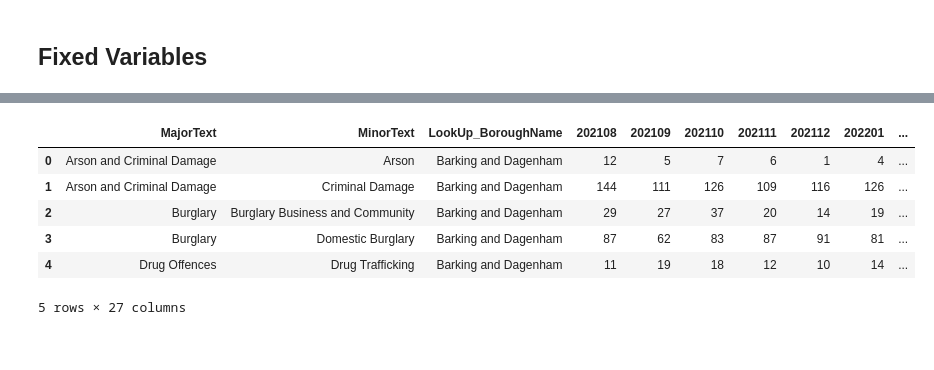
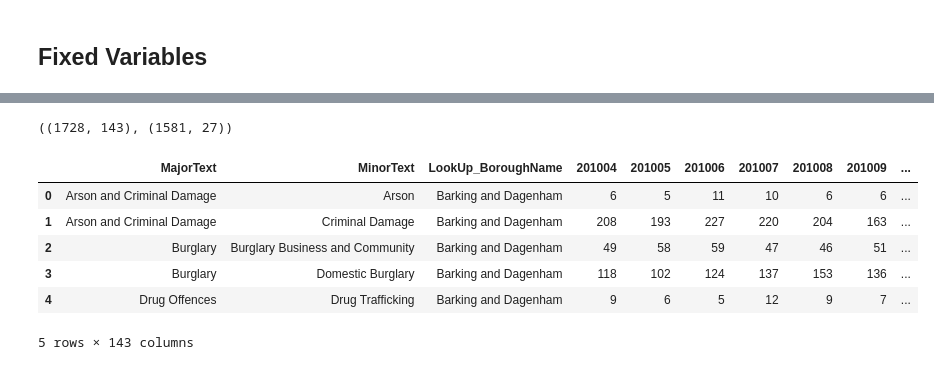
Before and after one commit to JamieW365/londoncrime, a Jupyter notebook: notebooks/exploratory/jw_1.ipynb, the cells around one changed output, grey strips where cells are left out. Cells and saved outputs as stored; diff of their text form; code cells hidden in the pictures.

```diff
--- a/notebooks/exploratory/jw_1.ipynb
+++ b/notebooks/exploratory/jw_1.ipynb
@@ -128,3 +117,3 @@ df_offs.shape, df_SDs.shape, df_borough_pops.shape
 # %%
-df_ward = pd.read_csv('https://data.london.gov.uk/download/recorded_crime_summary/eacfc5cc-3c67-4257-980d-6468b595c7d9/MPS%20Ward%20Level%20Crime%20%28most%20recent%2024%20months%29.csv')
-df_ward.head()
+url_borough_historical = 'https://data.london.gov.uk/download/recorded_crime_summary/934f2ddb-5804-4c6a-a17c-bdd79b33430e/MPS%20Borough%20Level%20Crime%20%28Historical%29.csv0'
+url_borough_current = 'https://data.london.gov.uk/download/recorded_crime_summary/f2cf9458-24f0-47fa-bfc0-54b8d35be628/MPS%20Borough%20Level%20Crime%20%28most%20recent%2024%20months%29.csv'
@@ -150,10 +120,17 @@ df_borough.head()
+# %%
+df_historical = pd.read_csv(url_borough_historical)
+df_current = pd.read_csv(url_borough_current)
+# %%
+df_historical.shape, df_current.shape
+# %% [output]
+((1728, 143), (1581, 27))
 # %%
-df_borough.head()
+df_historical.head()
 # %% [output]
-|  | MajorText | MinorText | LookUp_BoroughName | 202108 | 202109 | 202110 | 202111 | 202112 | 202201 | ... |
-| 0 | Arson and Criminal Damage | Arson | Barking and Dagenham | 12 | 5 | 7 | 6 | 1 | 4 | ... |
-| 1 | Arson and Criminal Damage | Criminal Damage | Barking and Dagenham | 144 | 111 | 126 | 109 | 116 | 126 | ... |
-| 2 | Burglary | Burglary Business and Community | Barking and Dagenham | 29 | 27 | 37 | 20 | 14 | 19 | ... |
-| 3 | Burglary | Domestic Burglary | Barking and Dagenham | 87 | 62 | 83 | 87 | 91 | 81 | ... |
-| 4 | Drug Offences | Drug Trafficking | Barking and Dagenham | 11 | 19 | 18 | 12 | 10 | 14 | ... |
+|  | MajorText | MinorText | LookUp_BoroughName | 201004 | 201005 | 201006 | 201007 | 201008 | 201009 | ... |
+| 0 | Arson and Criminal Damage | Arson | Barking and Dagenham | 6 | 5 | 11 | 10 | 6 | 6 | ... |
+| 1 | Arson and Criminal Damage | Criminal Damage | Barking and Dagenham | 208 | 193 | 227 | 220 | 204 | 163 | ... |
+| 2 | Burglary | Burglary Business and Community | Barking and Dagenham | 49 | 58 | 59 | 47 | 46 | 51 | ... |
+| 3 | Burglary | Domestic Burglary | Barking and Dagenham | 118 | 102 | 124 | 137 | 153 | 136 | ... |
+| 4 | Drug Offences | Drug Trafficking | Barking and Dagenham | 9 | 6 | 5 | 12 | 9 | 7 | ... |
-5 rows × 27 columns
+5 rows × 143 columns
```
Also changed, not shown: parts of 27 cells of this notebook.
